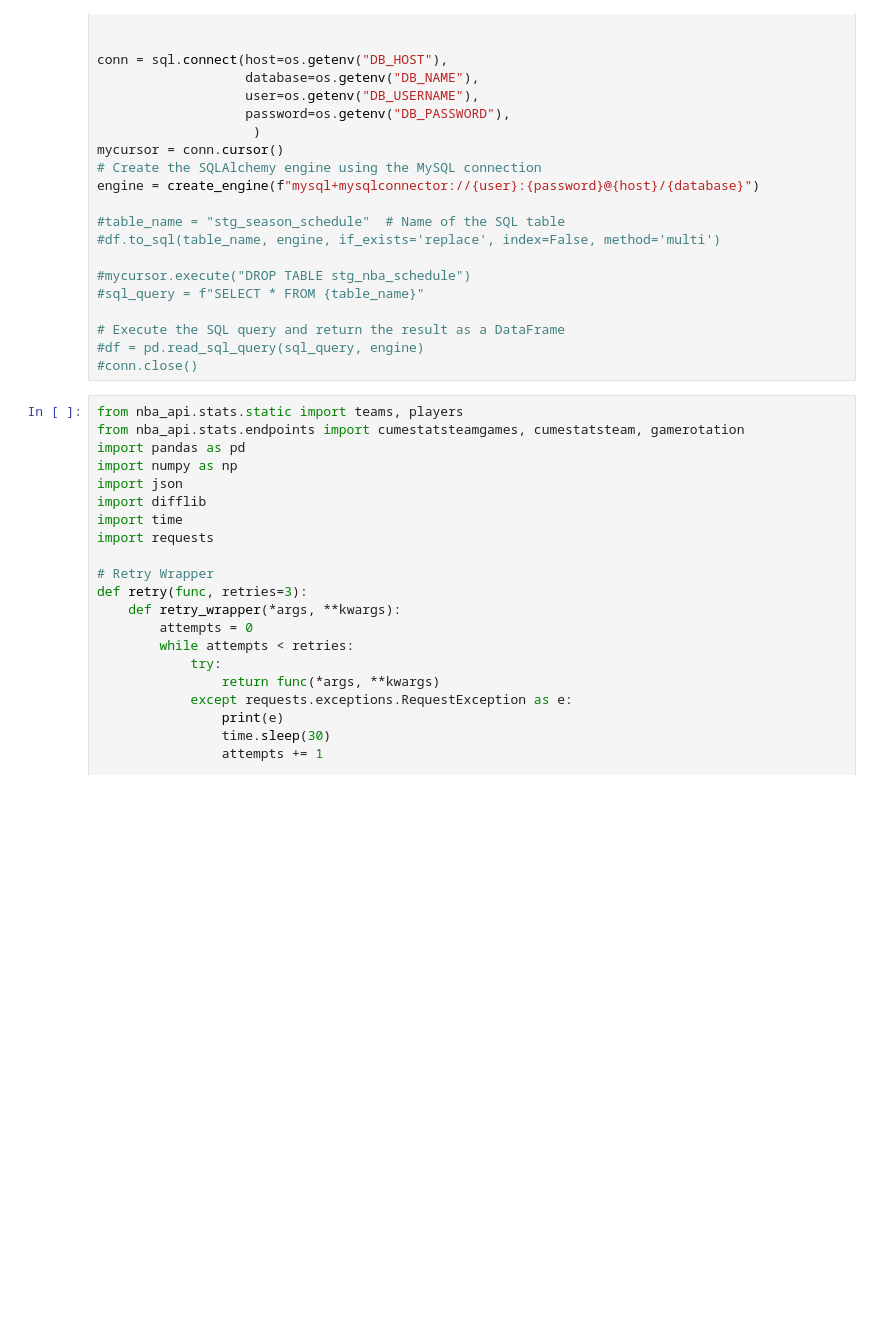
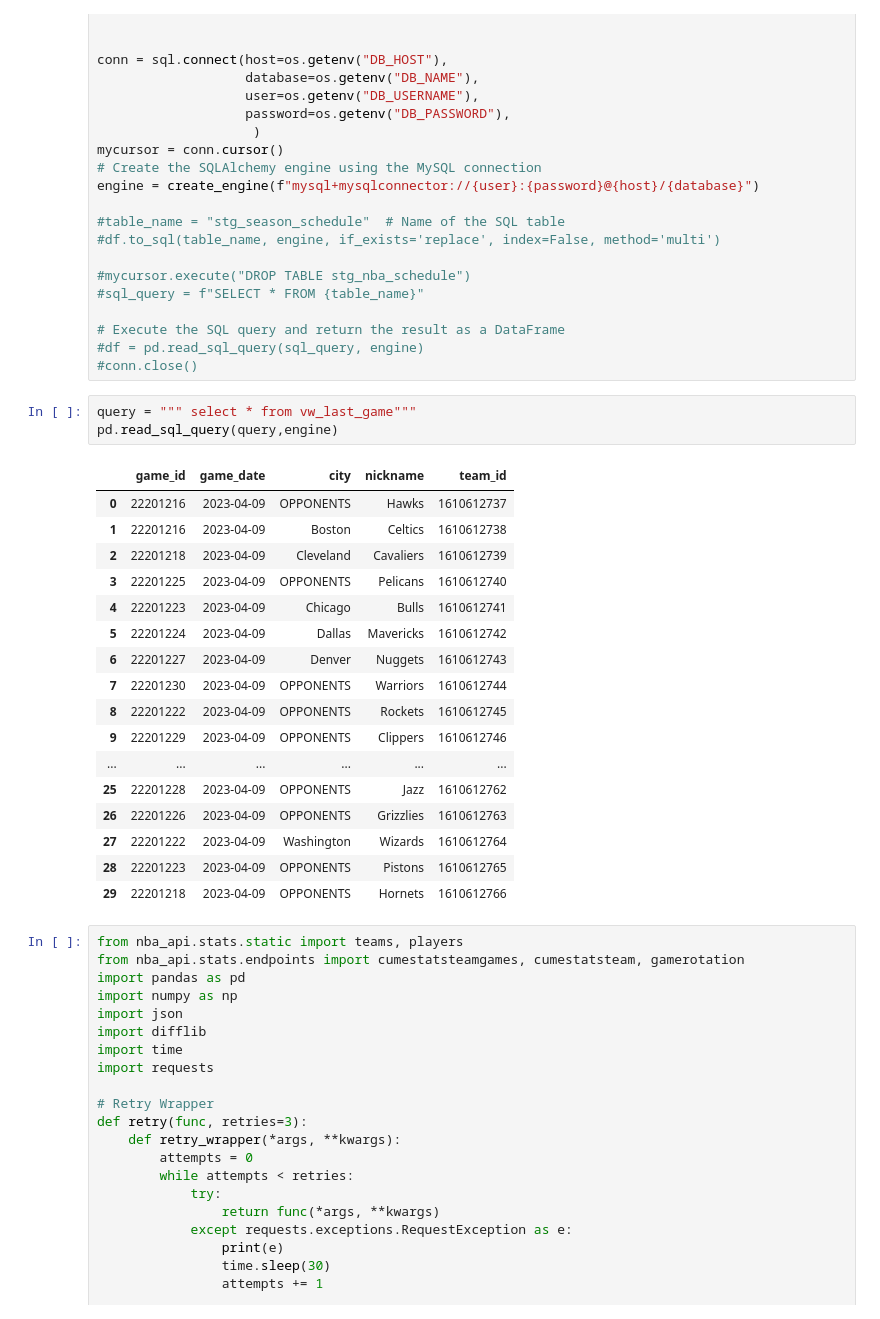
Before and after one commit to TheResearchLab/Practice, a Jupyter notebook: Streamlit-Basketball-App/data_ingest.ipynb, the cells around one changed output. Drawn from its saved outputs; the diff is of its cells as text; blank space fills up the shorter version.

```diff
--- a/Streamlit-Basketball-App/data_ingest.ipynb
+++ b/Streamlit-Basketball-App/data_ingest.ipynb
@@ -54,6 +54,27 @@ engine = create_engine(f"mysql+mysqlconnector://{user}:{password}@{host}/{databa
 # Execute the SQL query and return the result as a DataFrame
 #df = pd.read_sql_query(sql_query, engine)
 #conn.close()
+# %%
+query = """ select * from vw_last_game"""
+pd.read_sql_query(query,engine)
+# %% [output]
+|  | game_id | game_date | city | nickname | team_id |
+| 0 | 22201216 | 2023-04-09 | OPPONENTS | Hawks | 1610612737 |
+| 1 | 22201216 | 2023-04-09 | Boston | Celtics | 1610612738 |
+| 2 | 22201218 | 2023-04-09 | Cleveland | Cavaliers | 1610612739 |
+| 3 | 22201225 | 2023-04-09 | OPPONENTS | Pelicans | 1610612740 |
+| 4 | 22201223 | 2023-04-09 | Chicago | Bulls | 1610612741 |
+| 5 | 22201224 | 2023-04-09 | Dallas | Mavericks | 1610612742 |
+| 6 | 22201227 | 2023-04-09 | Denver | Nuggets | 1610612743 |
+| 7 | 22201230 | 2023-04-09 | OPPONENTS | Warriors | 1610612744 |
+| 8 | 22201222 | 2023-04-09 | OPPONENTS | Rockets | 1610612745 |
+| 9 | 22201229 | 2023-04-09 | OPPONENTS | Clippers | 1610612746 |
+| ... | ... | ... | ... | ... | ... |
+| 25 | 22201228 | 2023-04-09 | OPPONENTS | Jazz | 1610612762 |
+| 26 | 22201226 | 2023-04-09 | OPPONENTS | Grizzlies | 1610612763 |
+| 27 | 22201222 | 2023-04-09 | Washington | Wizards | 1610612764 |
+| 28 | 22201223 | 2023-04-09 | OPPONENTS | Pistons | 1610612765 |
+| 29 | 22201218 | 2023-04-09 | OPPONENTS | Hornets | 1610612766 |
 # %%
 from nba_api.stats.static import teams, players
 from nba_api.stats.endpoints import cumestatsteamgames, cumestatsteam, gamerotation
```
Also changed, not shown: parts of 18 cells of this notebook.
